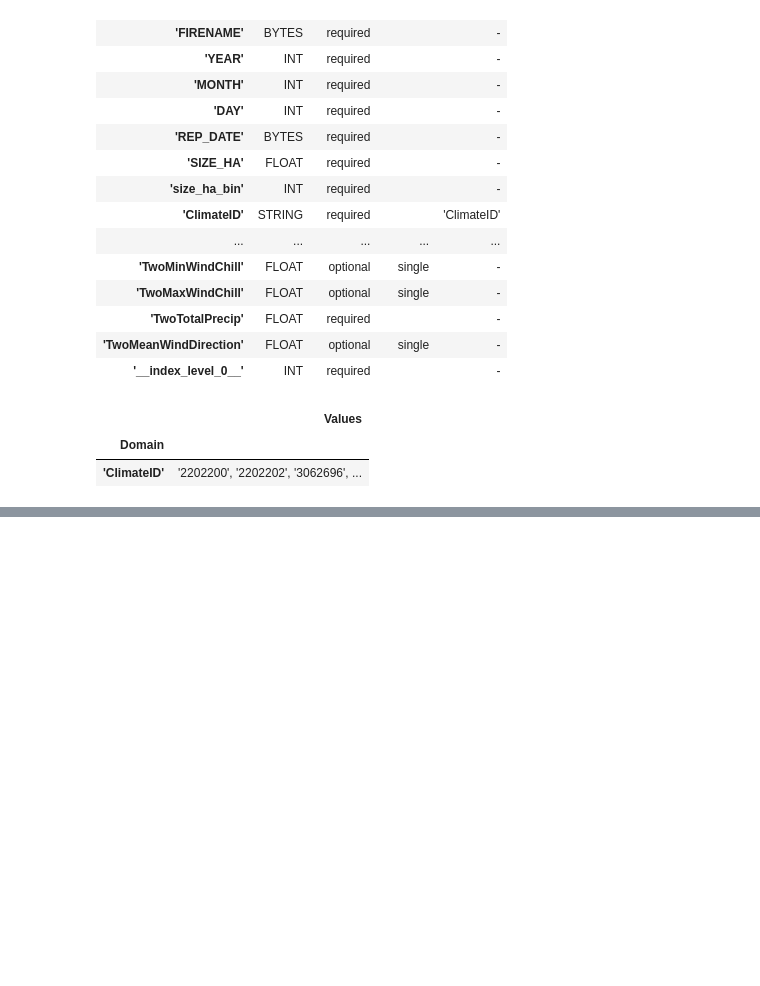
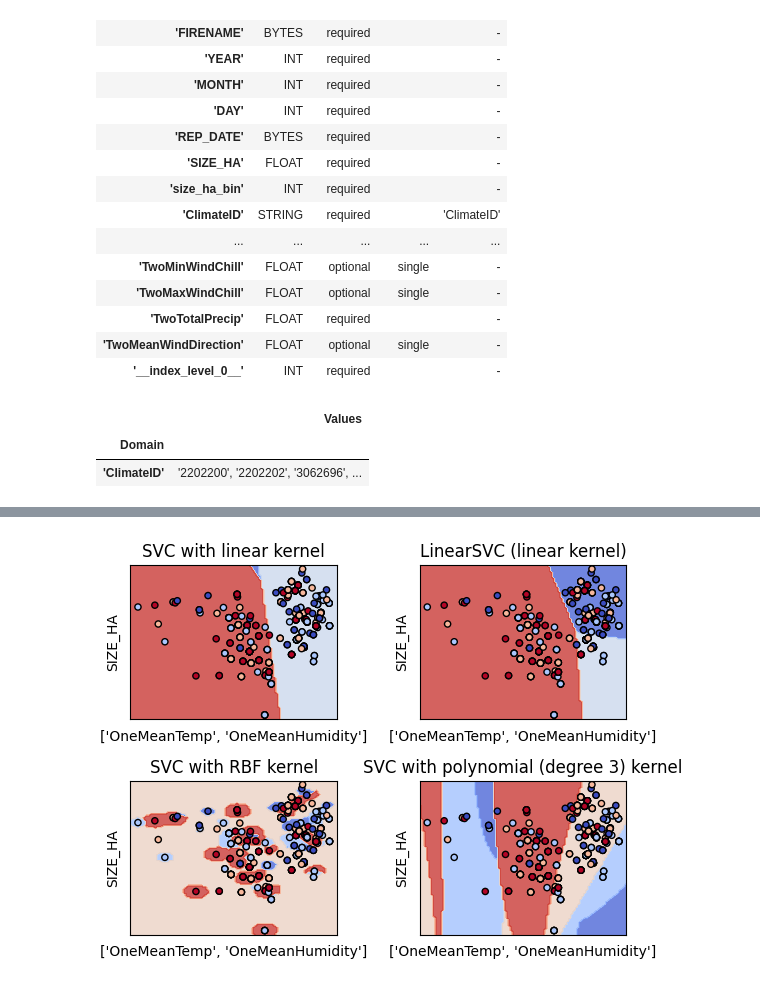
Before and after one commit to NouranEmad16/MLweatherForestFire, a Jupyter notebook: Model_SVM.ipynb, the cells around one changed output, grey strips where cells are left out. Drawn from its saved outputs; the diff is of its cells as text; code cells hidden in the pictures; blank space fills up the shorter version.

```diff
--- a/Model_SVM.ipynb
+++ b/Model_SVM.ipynb
@@ -180,41 +252,45 @@ print(X_train_means_one.dtypes)
+# %%
+X_train_select_means_one = X_train_means_one[['OneMeanTemp', 'OneMeanHumidity' ]].copy(deep=True)
 # %%
 C = 1.0  # SVM regularization parameter
 models = (
     svm.SVC(kernel="linear", C=C),
-    svm.LinearSVC(C=C, max_iter=10000),
+    svm.LinearSVC(C=C, max_iter=1000),
     svm.SVC(kernel="rbf", gamma=0.7, C=C),
     svm.SVC(kernel="poly", degree=3, gamma="auto", C=C),
 )
-models = (clf.fit(X_train_means_one, Y_train_discrete) for clf in models)
+models = (clf.fit(X_train_select_means_one, Y_train_discrete) for clf in models)
 
 # title for the plots
 titles = (
     "SVC with linear kernel",
     "LinearSVC (linear kernel)",
     "SVC with RBF kernel",
     "SVC with polynomial (degree 3) kernel",
 )
 
 # Set-up 2x2 grid for plotting.
 fig, sub = plt.subplots(2, 2)
 plt.subplots_adjust(wspace=0.4, hspace=0.4)
 
-X0, X1 = X_train_means_one['OneMeanTemp'].to_numpy(), X_train_means_one['OneMeanDewPoint'].to_numpy()
+X0, X1 = X_train_select_means_one['OneMeanTemp'].to_numpy(), X_train_select_means_one['OneMeanHumidity'].to_numpy()
 
 for clf, title, ax in zip(models, titles, sub.flatten()):
     disp = DecisionBoundaryDisplay.from_estimator(
         clf,
-        X_train_means_one,
+        X_train_select_means_one,
         response_method="predict",
         cmap=plt.cm.coolwarm,
         alpha=0.8,
         ax=ax,
-        xlabel=['OneMeanTemp', 'OneMeanDewPoint'],
+        xlabel=['OneMeanTemp', 'OneMeanHumidity'],
         ylabel="SIZE_HA",
     )
     ax.scatter(X0, X1, c=Y_train_discrete, cmap=plt.cm.coolwarm, s=20, edgecolors="k")
     ax.set_xticks(())
     ax.set_yticks(())
     ax.set_title(title)
 
 plt.show()
+# %% [output]
+[figure, added]
```
Also changed, not shown: parts of 9 cells of this notebook, 1 other file.
